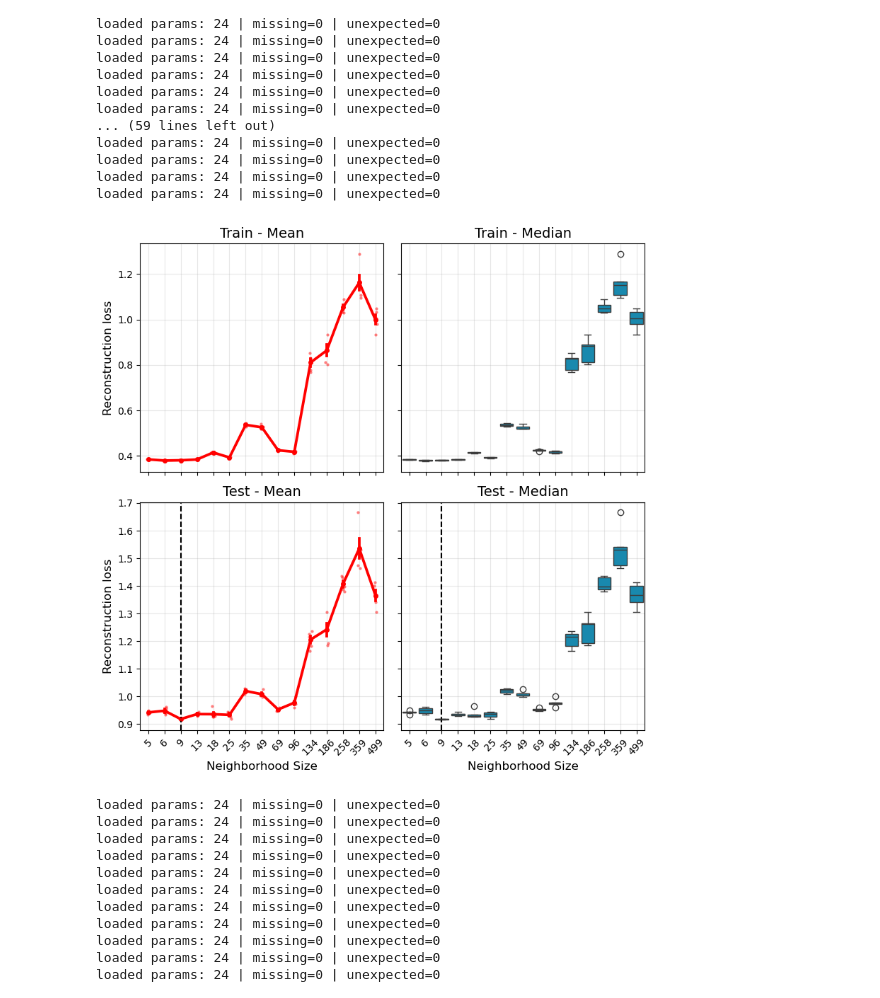
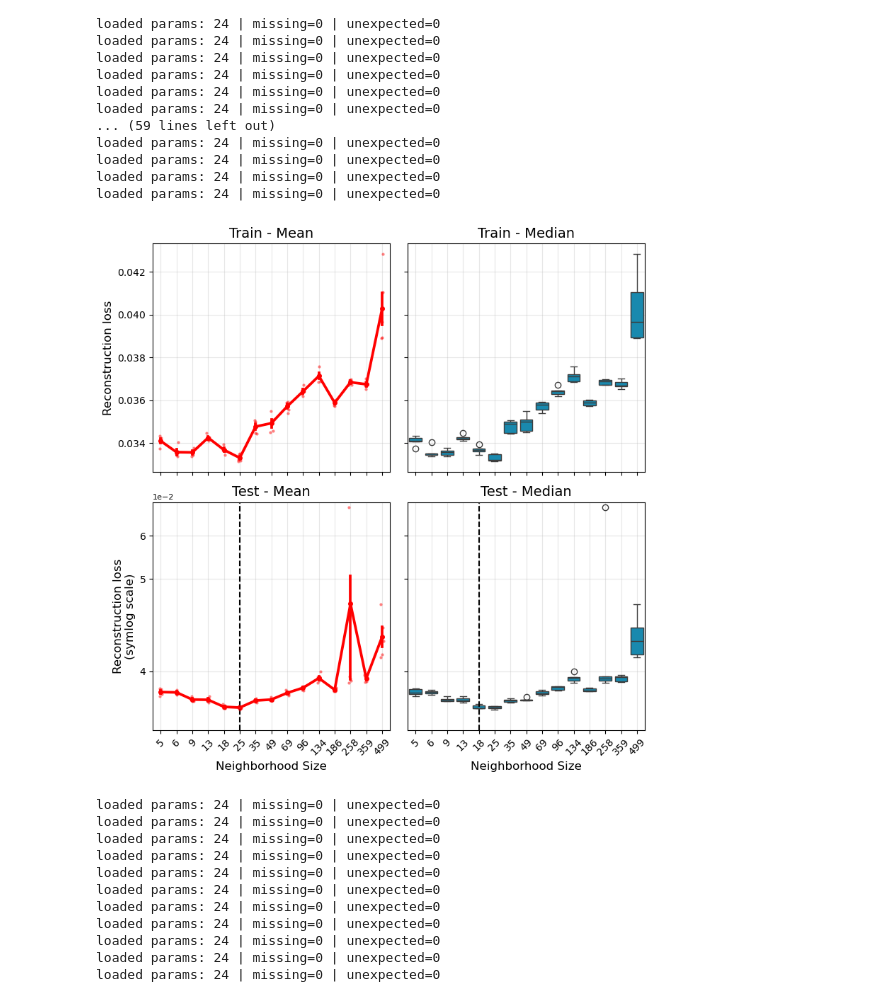
Before and after one commit to DataSlingers/MEDAL, a Jupyter notebook: notebooks/compare_teachers.ipynb, the cells around one changed output. Cells and saved outputs as stored; diff of their text form; code cells hidden in the pictures.

```diff
--- a/notebooks/compare_teachers.ipynb
+++ b/notebooks/compare_teachers.ipynb
@@ -76,7 +77,7 @@ for s in range(5):
         student = load_trained_ae(Path(PATH_PREFIX) / f"tmp_results/chkpt/mnist/tsne2_{perp}_{s}_ckpts/final.pt",
                 input_dim=784,
                 hidden_dims=[1000, 1000, 1000, 1000, 1000],
-                latent_dim=2)
+                latent_dim=2, batchnorm=False)
 
         student_recon, student_embed = student(torch.tensor(X, dtype=torch.float32))
         train_distill = np.mean((teacher_embed - student_embed.detach().numpy()) ** 2)
@@ -144,6 +145,11 @@ for i, split in enumerate(['Train', 'Test']):
         ax_point.axvline(x=pos_mean, ls='--', c='black')
         ax_box.axvline(x=pos_median, ls='--', c='black')
 
+for i in range(2):
+    axes[i,0].yaxis.set_major_formatter(ticker.ScalarFormatter())
+    axes[i,0].ticklabel_format(style='sci', axis='y', scilimits=(-2,-2))
+    axes[i,0].yaxis.get_offset_text().set_fontsize(8)
+
 plt.tight_layout()
 plt.show()
 # %% [output]
@@ -157,7 +163,7 @@ for s in range(5):
         student = load_trained_ae(Path(PATH_PREFIX) / f"tmp_results/chkpt/mnist/umap2_{n}_0.1_{s}_ckpts/final.pt",
                 input_dim=784,
                 hidden_dims=[1000, 1000, 1000, 1000, 1000],
-                latent_dim=2)
+                latent_dim=2, batchnorm=False)
 
         student_recon, student_embed = student(torch.tensor(X, dtype=torch.float32))
         train_distill = np.mean((teacher_embed - student_embed.detach().numpy()) ** 2)
@@ -203,34 +209,40 @@ fig, axes = plt.subplots(nrows=2, ncols=2, figsize=(8, 8), sharey='row', sharex=
 for i, split in enumerate(['Train', 'Test']):
     subset = analysis[analysis.split == split]
 
     # Left Column: Pointplot + Stripplot
     ax_point = axes[i, 0]
     sns.pointplot(data=subset, x="n_neighbors", y="recon_loss", errorbar="se",
                   color="red", ax=ax_point, markersize=3)
     sns.stripplot(data=subset, x="n_neighbors", y="recon_loss",
                   color="red", size=3, alpha=0.5, ax=ax_point)
 
     ax_point.set_title(f"{split} - Mean", fontsize=14)
 
     # Right Column: Boxplot
     ax_box = axes[i, 1]
     sns.boxplot(data=subset, x="n_neighbors", y="recon_loss", ax=ax_box, color='#0096C7')
     ax_box.set_title(f"{split} - Median", fontsize=14)
 
     for ax in [ax_point, ax_box]:
         ax.grid(True, alpha=0.3)
         ax.set_xlabel("Neighborhood Size", fontsize=12)
         ax.set_ylabel("Reconstruction loss", fontsize=12)
         plt.setp(ax.get_xticklabels(), rotation=45, ha='center')
 
     if split == "Test":
         ax_point.axvline(x=pos_mean, ls='--', c='black')
         ax_box.axvline(x=pos_median, ls='--', c='black')
 
+axes[1,0].set_yscale("symlog", linthresh = 0.045)
+axes[1,0].set_yticks([0.04, 0.05, 0.06])
+axes[1,0].yaxis.set_major_formatter(ticker.ScalarFormatter())
+axes[1,0].set_ylabel("Reconstruction loss\n(symlog scale)")
+axes[1,0].ticklabel_format(style='sci', axis='y', scilimits=(-2,-2))
+axes[1,0].yaxis.get_offset_text().set_fontsize(8)
 plt.tight_layout()
 plt.show()
 # %% [output]
-[figure, old version]
+[figure, new version]
 # %%
 mnist_spectral_res_dict = []
 X, X_test, y, y_test = load_and_split("mnist", test_size=0.2, seed=0, labels=True)
```
Also changed, not shown: parts of 12 cells of this notebook.
